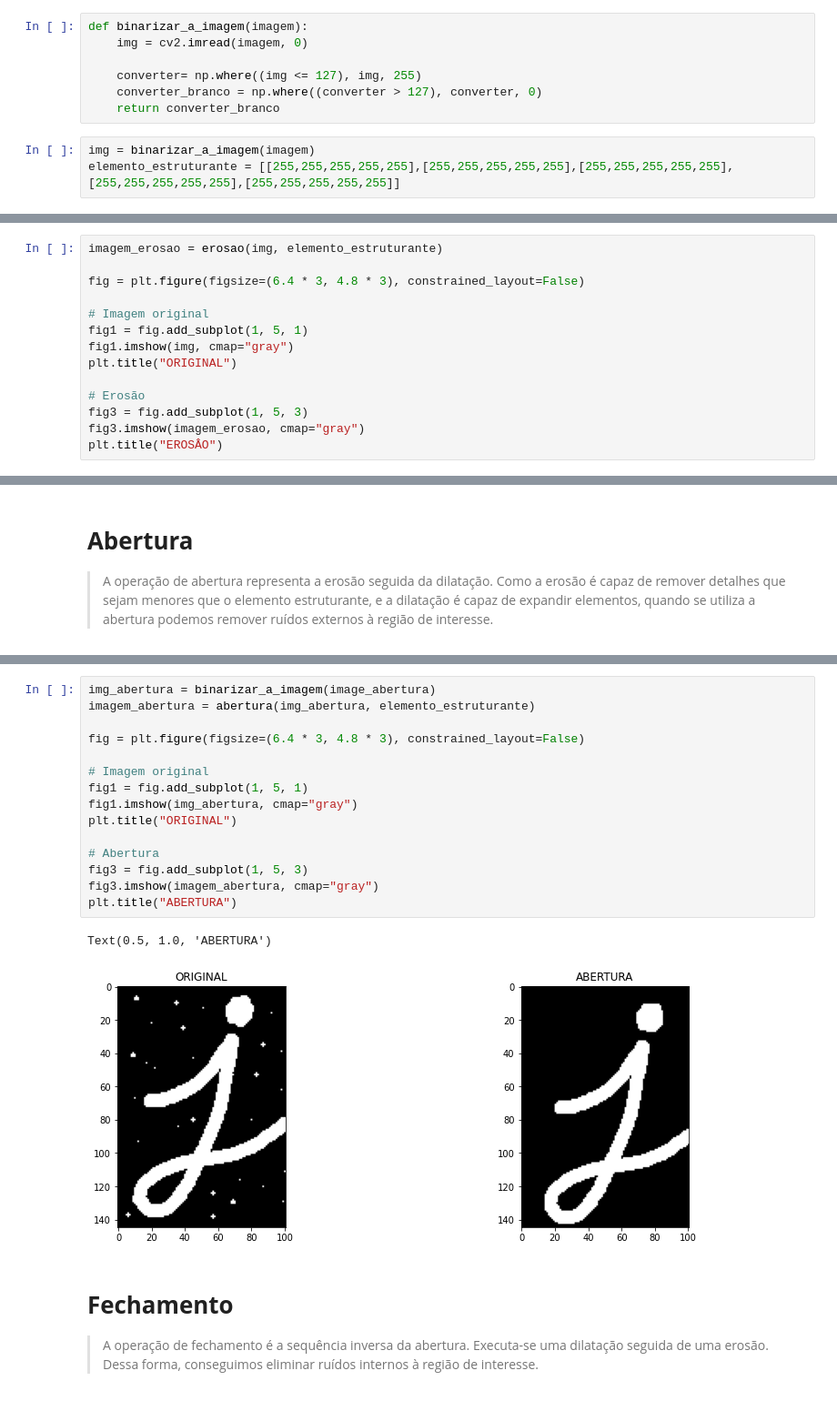
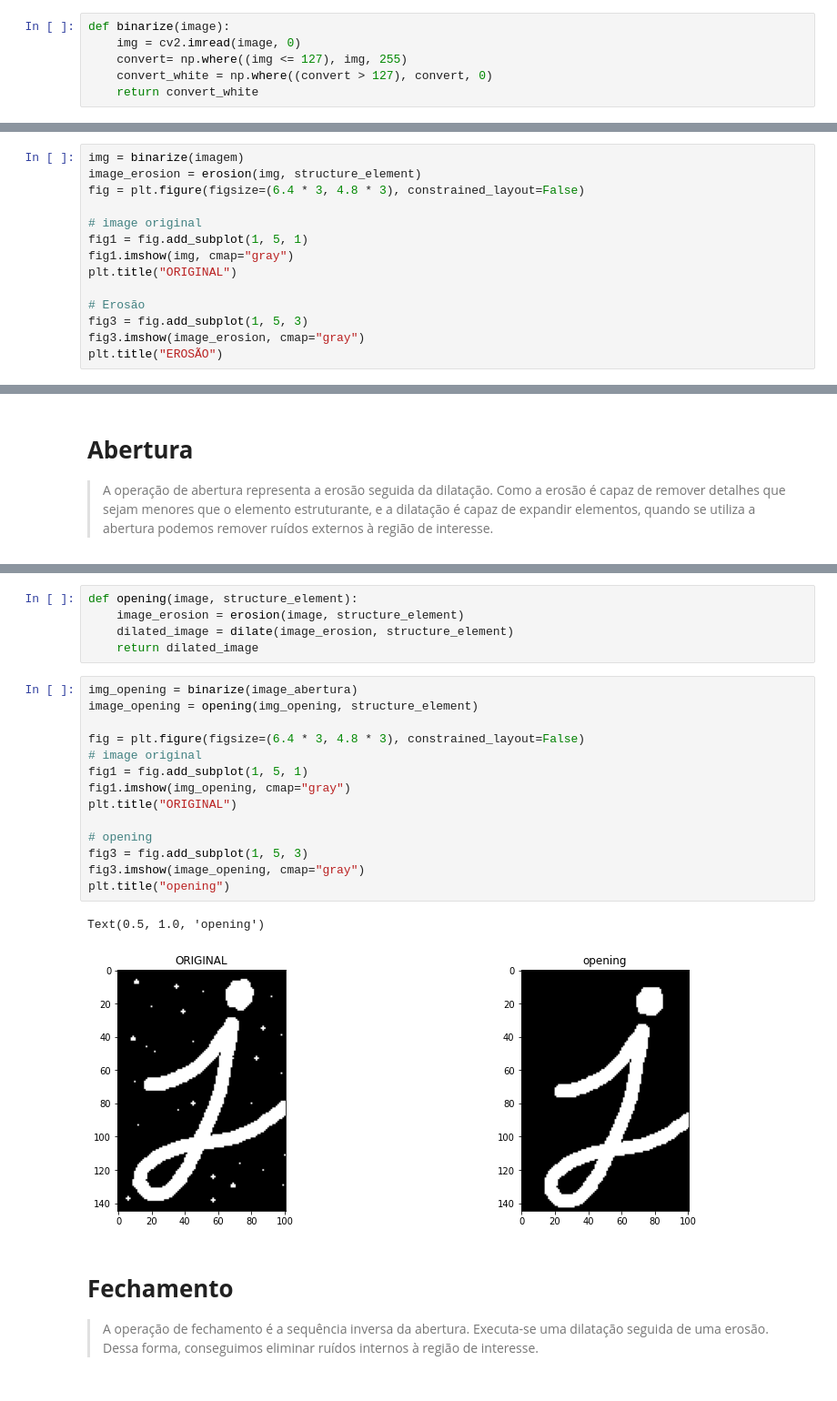
Before and after one commit to Jose-Bruno/ProcessamentoDigitalDeImagens, a Jupyter notebook: Projeto_Final_José_Bruno_da_Silva_Santos.ipynb, the cells around one changed output, grey strips where cells are left out. Shown at 91% size. Cells and saved outputs as stored; diff of their text form.

```diff
--- a/Projeto_Final_José_Bruno_da_Silva_Santos.ipynb
+++ b/Projeto_Final_José_Bruno_da_Silva_Santos.ipynb
@@ -64,15 +66,11 @@ image_fechamento = "/content/drive/MyDrive/Colab Notebooks/Imagens/fechamento.pn
 # %% [markdown]
 # **Binarizar a imagem**
 # %%
-def binarizar_a_imagem(imagem):
-    img = cv2.imread(imagem, 0)
-
-    converter= np.where((img <= 127), img, 255)
-    converter_branco = np.where((converter > 127), converter, 0)
-    return converter_branco
+def binarize(image):
+    img = cv2.imread(image, 0)
+    convert= np.where((img <= 127), img, 255)
+    convert_white = np.where((convert > 127), convert, 0)
+    return convert_white
-# %%
-img = binarizar_a_imagem(imagem)
-elemento_estruturante = [[255,255,255,255,255],[255,255,255,255,255],[255,255,255,255,255],[255,255,255,255,255],[255,255,255,255,255]]
 # %% [markdown]
 # **Erosão**
 
@@ -101,15 +96,15 @@ def erosao(imagem, elemento_estruturante):
 # %%
-imagem_erosao = erosao(img, elemento_estruturante)
-
+img = binarize(imagem)
+image_erosion = erosion(img, structure_element)
 fig = plt.figure(figsize=(6.4 * 3, 4.8 * 3), constrained_layout=False)
 
-# Imagem original
+# image original
 fig1 = fig.add_subplot(1, 5, 1)
 fig1.imshow(img, cmap="gray")
 plt.title("ORIGINAL")
 
 # Erosão
 fig3 = fig.add_subplot(1, 5, 3)
-fig3.imshow(imagem_erosao, cmap="gray")
-plt.title("EROSÂO")
+fig3.imshow(image_erosion, cmap="gray")
+plt.title("EROSÃO")
 # %% [output]
@@ -171,21 +158,25 @@ def abertura(imagem, elemento_estruturante):
+# %%
+def opening(image, structure_element):
+    image_erosion = erosion(image, structure_element)
+    dilated_image = dilate(image_erosion, structure_element)
+    return dilated_image
 # %%
-img_abertura = binarizar_a_imagem(image_abertura)
-imagem_abertura = abertura(img_abertura, elemento_estruturante)
+img_opening = binarize(image_abertura)
+image_opening = opening(img_opening, structure_element)
 
 fig = plt.figure(figsize=(6.4 * 3, 4.8 * 3), constrained_layout=False)
-
-# Imagem original
+# image original
 fig1 = fig.add_subplot(1, 5, 1)
-fig1.imshow(img_abertura, cmap="gray")
+fig1.imshow(img_opening, cmap="gray")
 plt.title("ORIGINAL")
 
-# Abertura
+# opening
 fig3 = fig.add_subplot(1, 5, 3)
-fig3.imshow(imagem_abertura, cmap="gray")
-plt.title("ABERTURA")
+fig3.imshow(image_opening, cmap="gray")
+plt.title("opening")
 # %% [output]
-Text(0.5, 1.0, 'ABERTURA')
+Text(0.5, 1.0, 'opening')
-[figure, old version]
+[figure, new version]
 # %% [markdown]
 # **Fechamento**
 
```
Also changed, not shown: parts of 9 cells of this notebook.
